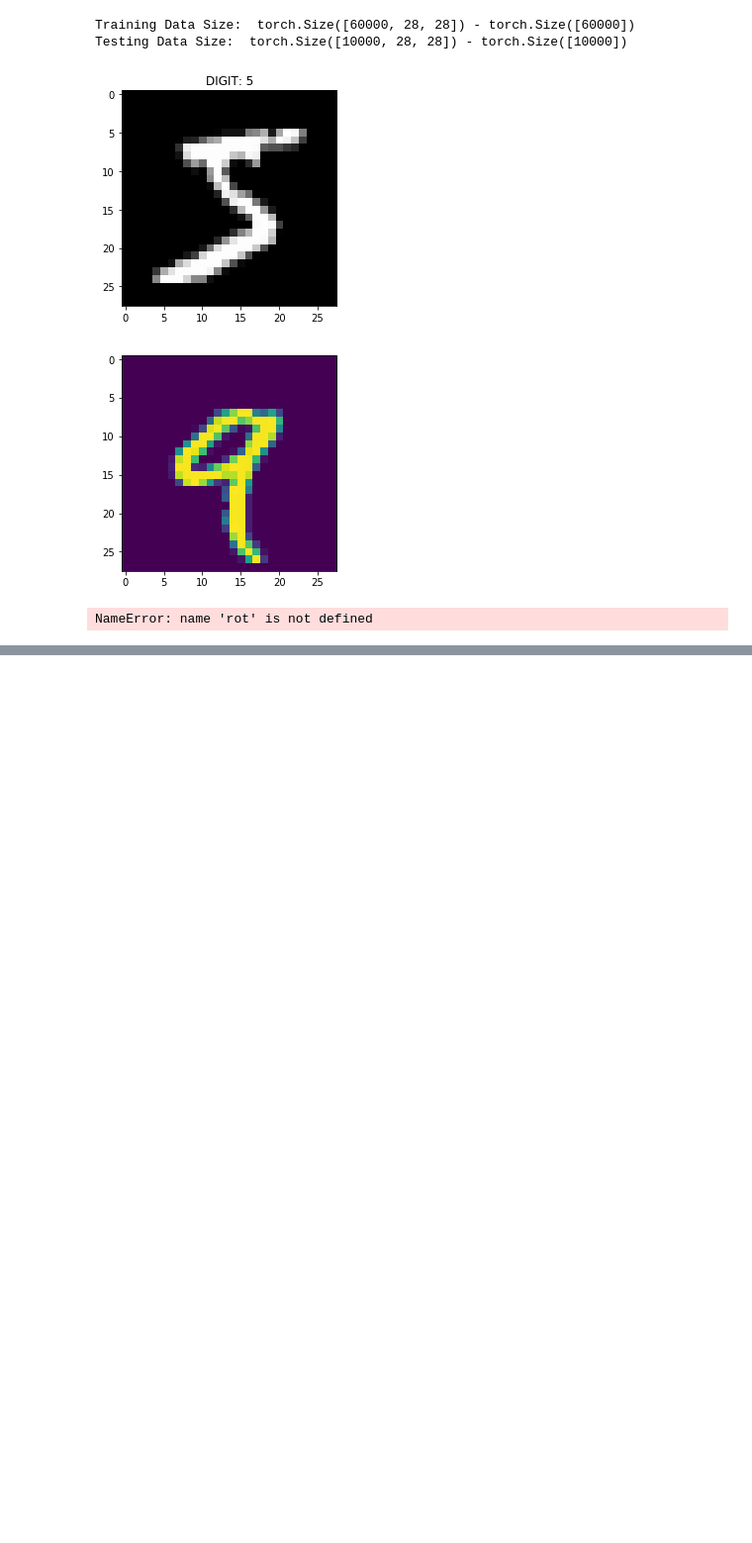
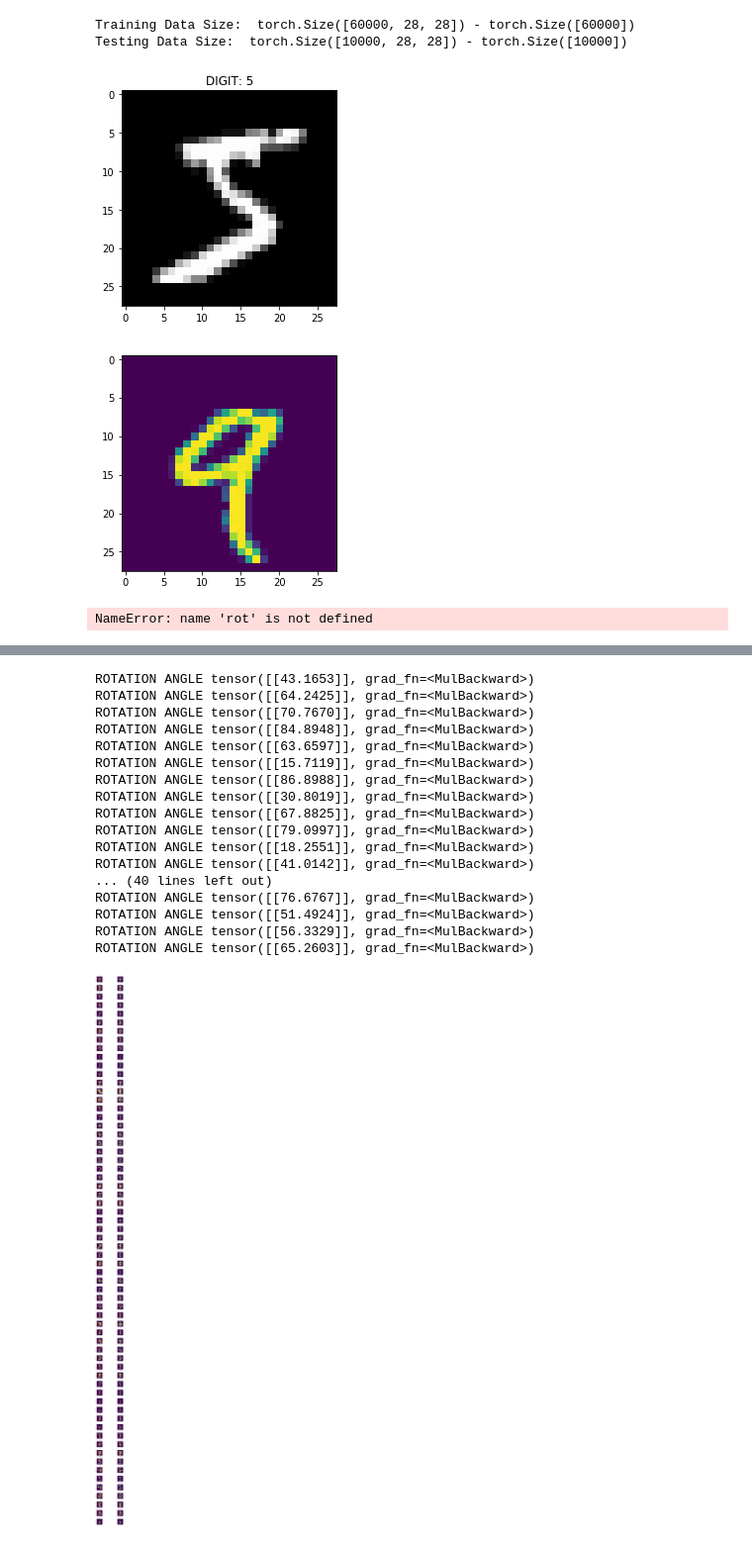
Before and after one commit to rsimmons1/WhiteningNN, a Jupyter notebook: WhiteningNN.ipynb, the cells around one changed output, grey strips where cells are left out. Shown at 99% size. Drawn from its saved outputs; the diff is of its cells as text; code cells hidden in the pictures; blank space fills up the shorter version.

```diff
--- a/WhiteningNN.ipynb
+++ b/WhiteningNN.ipynb
@@ -270,6 +12,12 @@ x_train_mnist, y_train_mnist = mnist_train.train_data.type(th.FloatTensor), mnis
 mnist_test = datasets.MNIST(SAVE_DIR, train=False, download=True)
 x_test_mnist, y_test_mnist = mnist_test.test_data.type(th.FloatTensor), mnist_test.test_labels
 
+train = torch.utils.data.TensorDataset(x_train_mnist.view(-1, 28, 28, 1).permute(0, 3, 1, 2), y_train_mnist.view(-1, 1))
+train_loader = torch.utils.data.DataLoader(train, batch_size=64, shuffle=False)
+
+test = torch.utils.data.TensorDataset(x_test_mnist.view(-1, 28, 28, 1).permute(0, 3, 1, 2), y_test_mnist.view(-1, 1))
+test_loader = torch.utils.data.DataLoader(test, batch_size=64, shuffle=False)
+
 print('Training Data Size: ' ,x_train_mnist.size(), '-', y_train_mnist.size())
 print('Testing Data Size: ' ,x_test_mnist.size(), '-', y_test_mnist.size())
 
@@ -586,0 +459,13 @@ torch.Size([3, 2, 2])
+# %%
+cnn = CNN()
+swcnn = SWCNN()
+learning_rate = 0.001
+# Loss and Optimizer
+criterion = nn.CrossEntropyLoss()
+criterion2 = nn.CrossEntropyLoss()
+optimizer = torch.optim.Adam(cnn.parameters(), lr=learning_rate)
+optimizer2 = torch.optim.Adam(swcnn.parameters(), lr=learning_rate)
+# %%
+train_net(cnn, train_loader, criterion, optimizer, 10, 10)
+train_net(swcnn, train_loader, criterion2, optimizer2, 10, 10)
+print("DONE!")
@@ -586,0 +490,41 @@ torch.Size([3, 2, 2])
+# %%
+num_limit = 1
+total_num = 64
+fig, ax = plt.subplots(64,2, figsize=(10,150))
+count = 0
+specific_batch = np.random.randint(50)
+
+shape_whitening = ShapeWhitening()
+
+print("LABEL", "CNN", "ROTATION")
+for index, batch in enumerate(test_loader):
+    if index != specific_batch:
+        continue
+    for index2, (img, label) in enumerate(zip(batch[0],batch[1])):
+        if index2 >= total_num:
+            break
+        img2 = img.clone()
+        img = img.view(1, 1,img_shape[1],img_shape[0])
+        test_img = Variable(img.float()/img.max())
+        test_img2 = Variable(img2.view(1, 1,img_shape[1],img_shape[0]).float()/img2.max())
+
+        outputs = cnn(test_img.clone())
+        _, prediction = torch.max(outputs.data, 1)
+
+        outputs2 = swcnn(test_img.clone())
+        _, prediction2 = torch.max(outputs2.data, 1)
+
+
+        digit_num = int(prediction[0])
+        digit_num2 = int(prediction2[0])
+
+        ax[count, 0].set_title(digit_num)
+        ax[count, 1].set_title(digit_num2)
+        test_img2
+        plot_transform(test_img2, ax[count, 0], ax[count, 1])
+        count += 1
+
+
+plt.subplots_adjust(hspace=0.5)
+plt.show()
+# %% [output]
@@ -586,0 +540,18 @@ torch.Size([3, 2, 2])
+ROTATION ANGLE tensor([[43.1653]], grad_fn=<MulBackward>)
+ROTATION ANGLE tensor([[64.2425]], grad_fn=<MulBackward>)
+ROTATION ANGLE tensor([[70.7670]], grad_fn=<MulBackward>)
+ROTATION ANGLE tensor([[84.8948]], grad_fn=<MulBackward>)
+ROTATION ANGLE tensor([[63.6597]], grad_fn=<MulBackward>)
+ROTATION ANGLE tensor([[15.7119]], grad_fn=<MulBackward>)
+ROTATION ANGLE tensor([[86.8988]], grad_fn=<MulBackward>)
+ROTATION ANGLE tensor([[30.8019]], grad_fn=<MulBackward>)
+ROTATION ANGLE tensor([[67.8825]], grad_fn=<MulBackward>)
+ROTATION ANGLE tensor([[79.0997]], grad_fn=<MulBackward>)
+ROTATION ANGLE tensor([[18.2551]], grad_fn=<MulBackward>)
+ROTATION ANGLE tensor([[41.0142]], grad_fn=<MulBackward>)
+... (40 lines left out)
+ROTATION ANGLE tensor([[76.6767]], grad_fn=<MulBackward>)
+ROTATION ANGLE tensor([[51.4924]], grad_fn=<MulBackward>)
+ROTATION ANGLE tensor([[56.3329]], grad_fn=<MulBackward>)
+ROTATION ANGLE tensor([[65.2603]], grad_fn=<MulBackward>)
+[figure, added]
```
Also changed, not shown: parts of 13 cells of this notebook.
